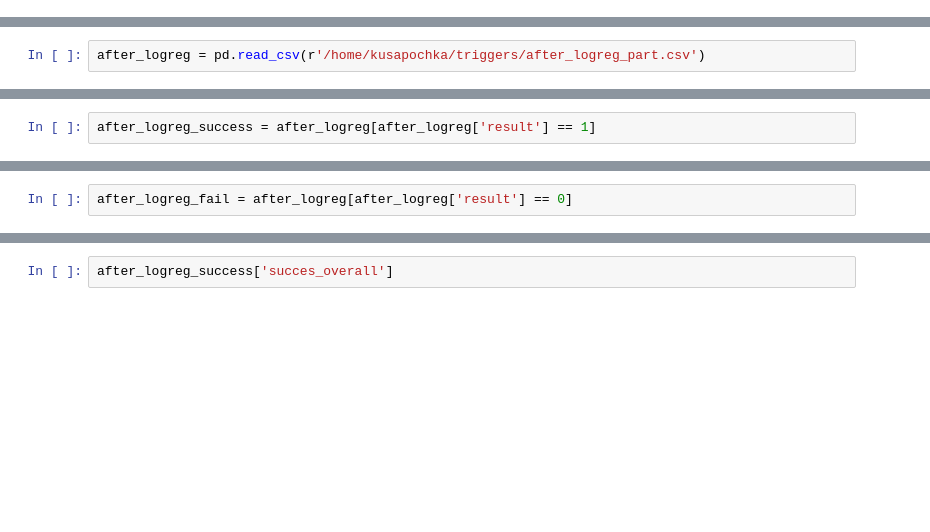
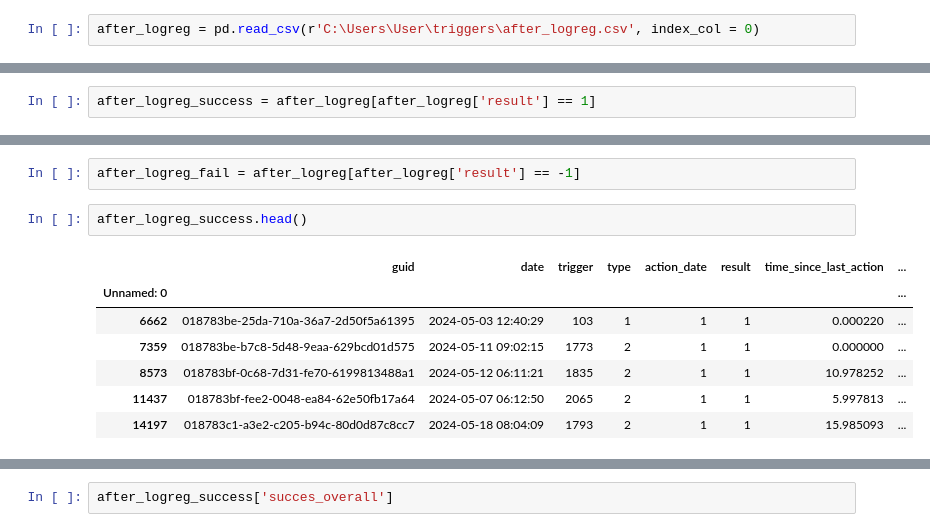
Before and after one commit to safonsaf/apr, a Jupyter notebook: metrics_current.ipynb, the cells around one changed output, grey strips where cells are left out. Saved outputs shown, nothing was run; the diff lists cells and outputs as text; blank space fills up the shorter version.

```diff
--- a/metrics_current.ipynb
+++ b/metrics_current.ipynb
@@ -14,0 +13,2 @@ after_logreg_choice =
+# %%
+after_logreg = pd.read_csv(r'C:\Users\User\triggers\after_logreg.csv', index_col = 0)
@@ -39,2 +34,0 @@ print('процент успешных взаимодействий от общ
-# %%
-after_logreg = pd.read_csv(r'/home/kusapochka/triggers/after_logreg_part.csv')
@@ -51,5 +51,15 @@ after_logreg_success['interaction_prob'].describe()
 # %%
-after_logreg_fail = after_logreg[after_logreg['result'] == 0]
+after_logreg_fail = after_logreg[after_logreg['result'] == -1]
+# %%
+after_logreg_success.head()
+# %% [output]
+|  | guid | date | trigger | type | action_date | result | time_since_last_action | ... |
+| Unnamed: 0 |  |  |  |  |  |  |  | ... |
+| 6662 | 018783be-25da-710a-36a7-2d50f5a61395 | 2024-05-03 12:40:29 | 103 | 1 | 1 | 1 | 0.000220 | ... |
+| 7359 | 018783be-b7c8-5d48-9eaa-629bcd01d575 | 2024-05-11 09:02:15 | 1773 | 2 | 1 | 1 | 0.000000 | ... |
+| 8573 | 018783bf-0c68-7d31-fe70-6199813488a1 | 2024-05-12 06:11:21 | 1835 | 2 | 1 | 1 | 10.978252 | ... |
+| 11437 | 018783bf-fee2-0048-ea84-62e50fb17a64 | 2024-05-07 06:12:50 | 2065 | 2 | 1 | 1 | 5.997813 | ... |
+| 14197 | 018783c1-a3e2-c205-b94c-80d0d87c8cc7 | 2024-05-18 08:04:09 | 1793 | 2 | 1 | 1 | 15.985093 | ... |
 # %%
 # создаем фигуру и две оси рядом
 fig, axes = plt.subplots(1, 2, figsize=(15, 6))
```
Also changed, not shown: parts of 16 cells of this notebook, 5 other files.
